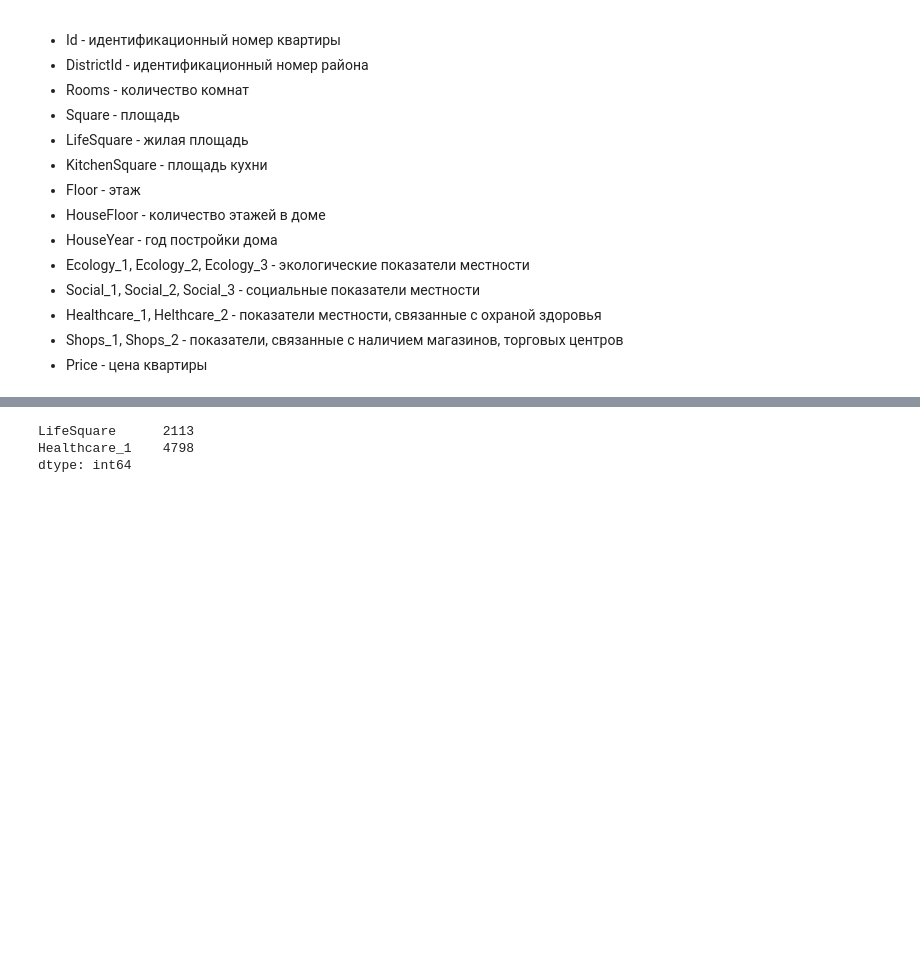
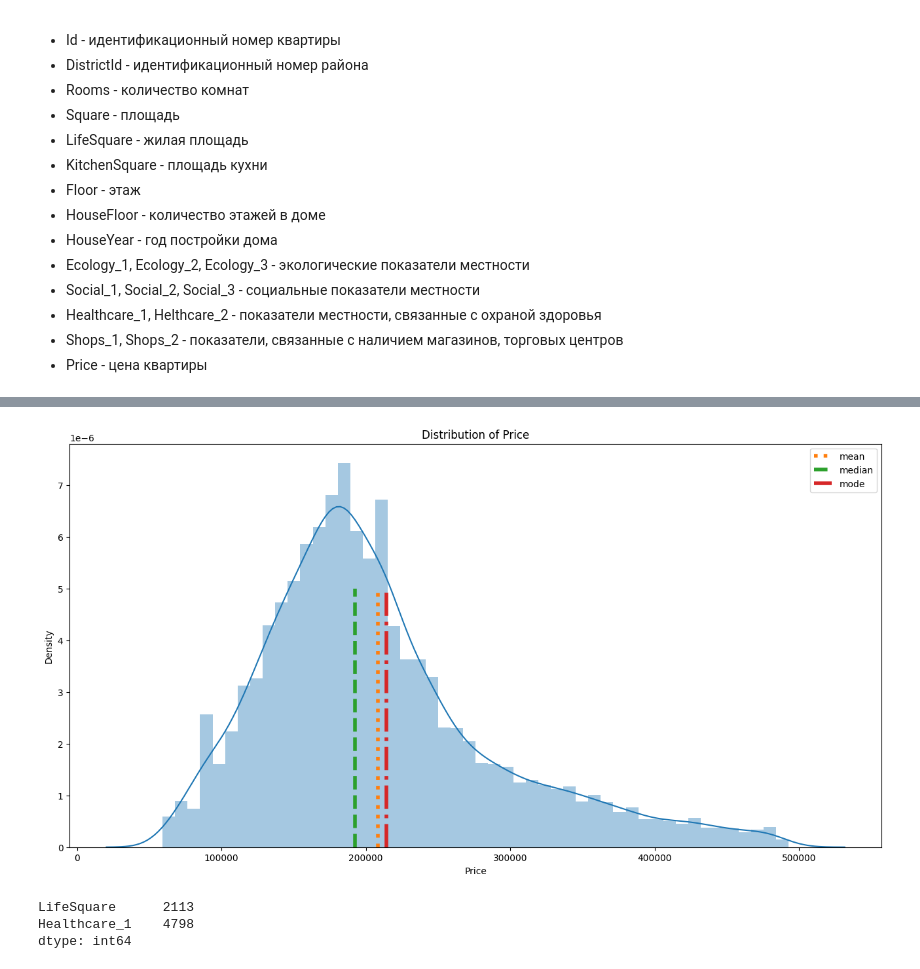
Before and after one commit to BlackStoneShadow/Python, a Jupyter notebook: MLearning/DSLibraries/Summary/Task1.ipynb, the cells around one changed output, grey strips where cells are left out. Cells and saved outputs as stored; diff of their text form; code cells hidden in the pictures; blank space fills up the shorter version.

```diff
--- a/MLearning/DSLibraries/Summary/Task1.ipynb
+++ b/MLearning/DSLibraries/Summary/Task1.ipynb
@@ -64,3 +112,8 @@ train_data.DistrictId = train_data.DistrictId.astype("category")
+# %%
+pipeline.transform('Price')
+pipeline.plot('Price')
+# %% [output]
+[figure, added]
 # %%
 train_data.isna().sum()[train_data.isna().sum() > 0]
 # %% [output]
```
Also changed, not shown: parts of 11 cells of this notebook.
